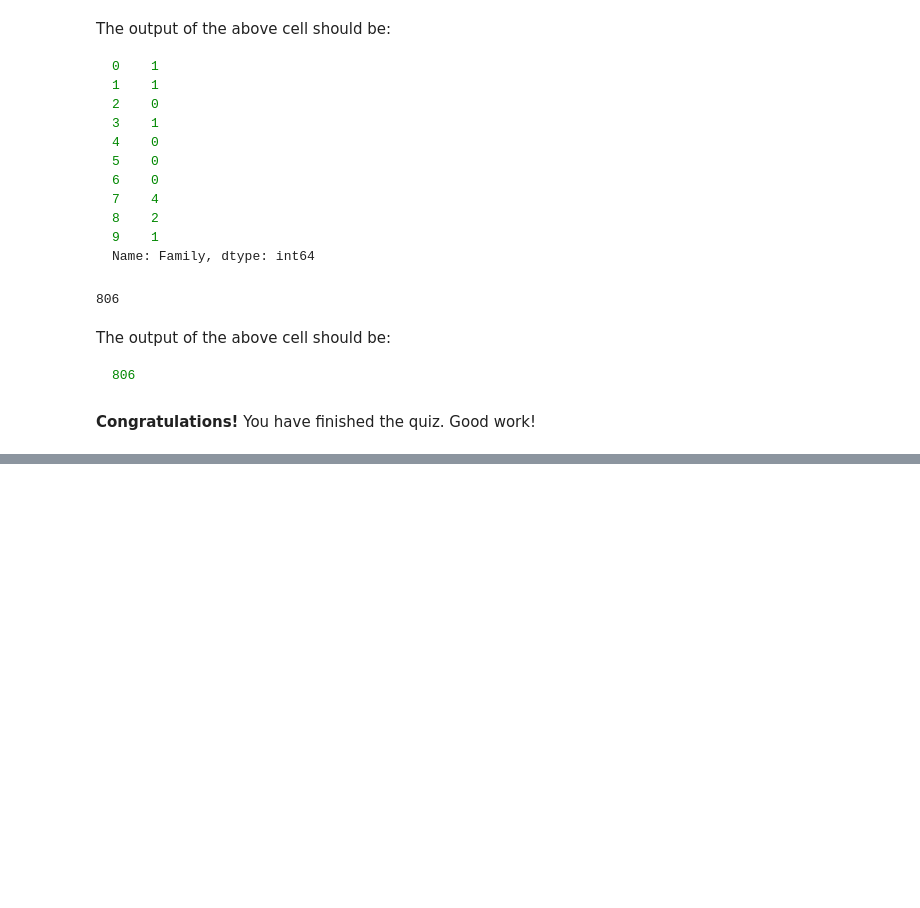
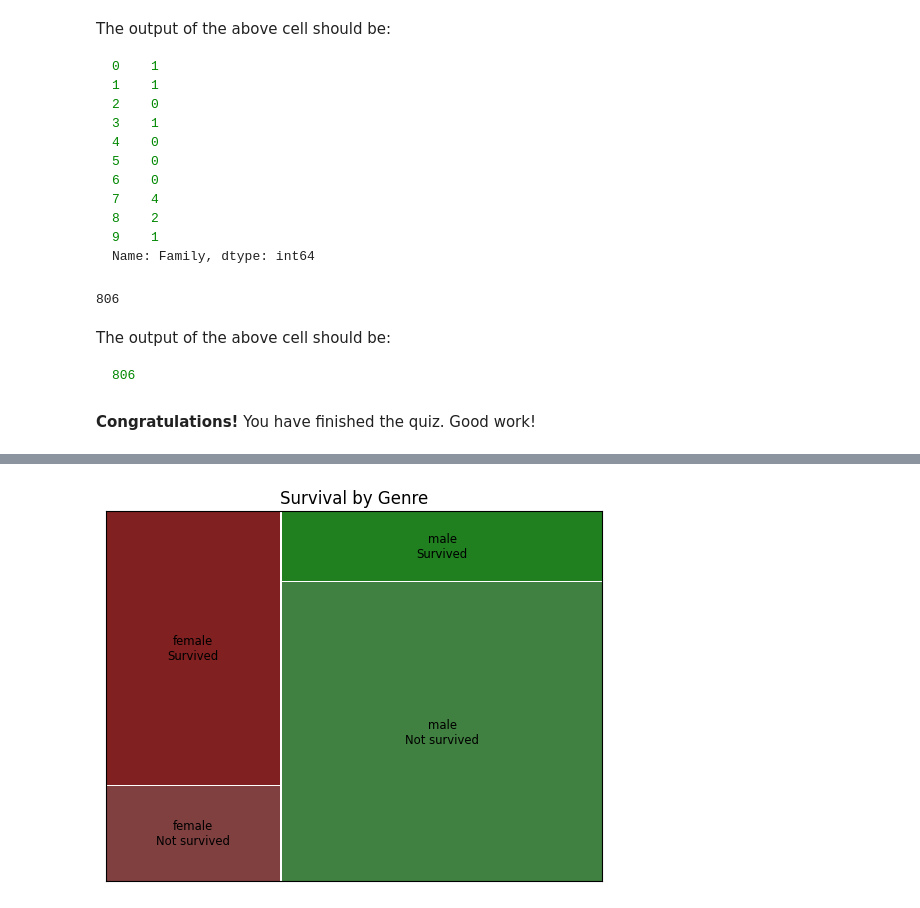
Before and after one commit to jubarretog/AlgorithmsUN2023I, a Jupyter notebook: Quiz3/jubarretog_Quiz3.ipynb, the cells around one changed output, grey strips where cells are left out. Cells and saved outputs as stored; diff of their text form; code cells hidden in the pictures; blank space fills up the shorter version.

```diff
--- a/Quiz3/jubarretog_Quiz3.ipynb
+++ b/Quiz3/jubarretog_Quiz3.ipynb
@@ -677,0 +711,12 @@ The output of the above cell should be:
+# %%
+import matplotlib.pyplot as plt
+import pandas as pd
+from statsmodels.graphics.mosaicplot import mosaic
+
+data = titanic[['Sex', 'Survived']]
+port = data.groupby(['Sex', 'Survived']).size().unstack()
+port.columns = ['Not survived', 'Survived']
+mosaic(port.stack(), axes_label=False, title="Survival by Genre")
+plt.show()
+# %% [output]
+[figure, added]
```
Also changed, not shown: parts of 10 cells of this notebook, 2 other files.
